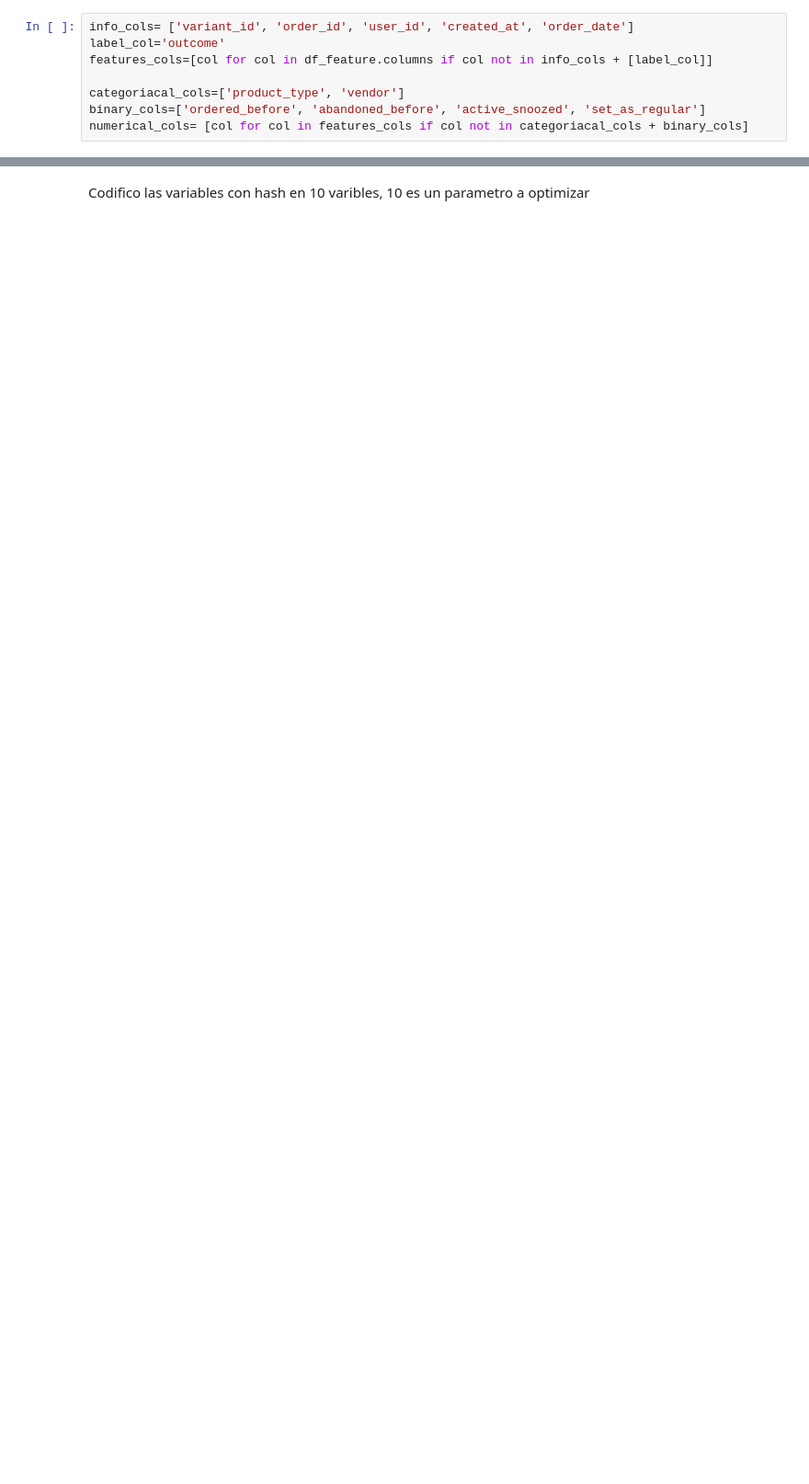
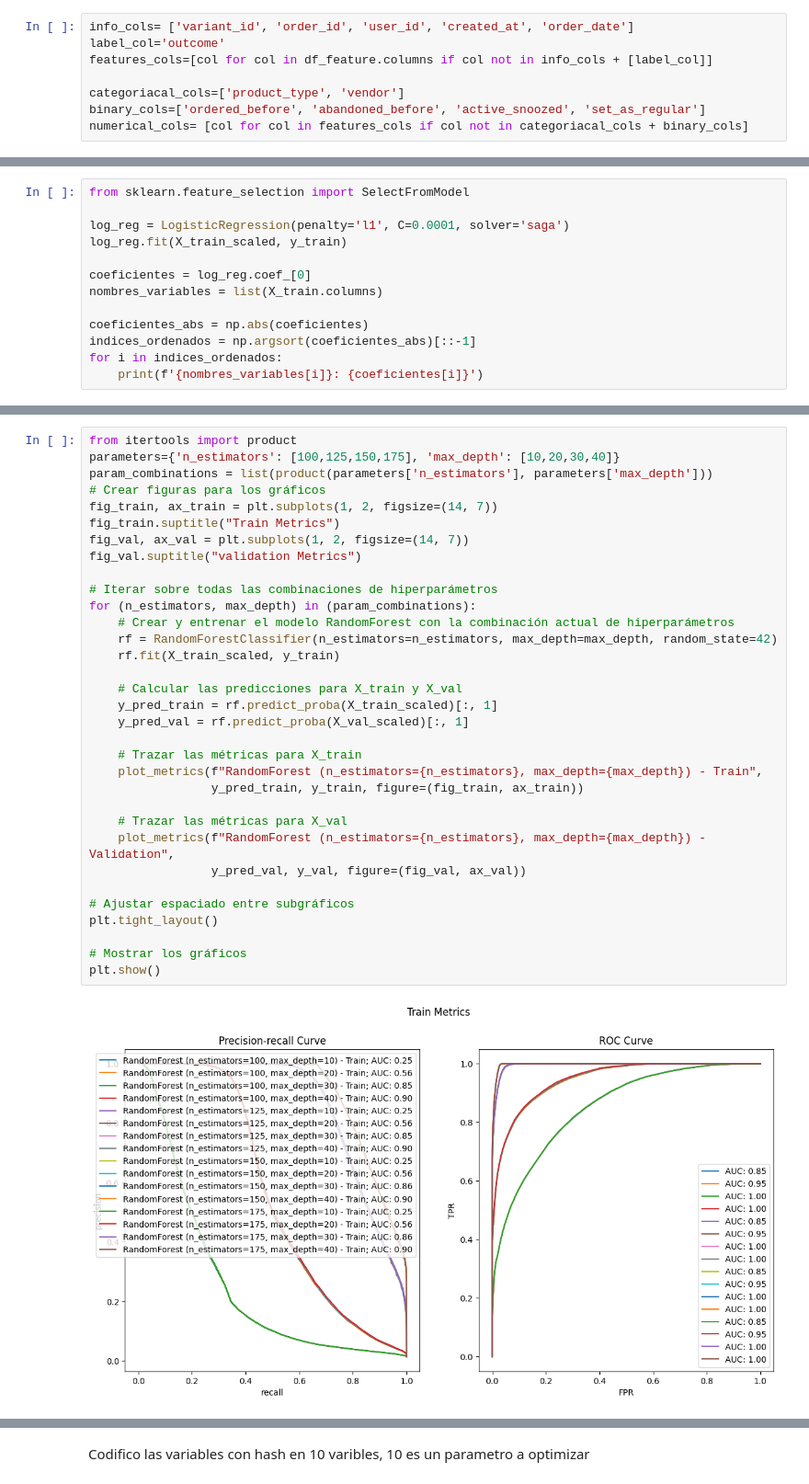
Before and after one commit to Zrive/zrive-ds, a Jupyter notebook: src/module_3/module3.ipynb, the cells around one changed output, grey strips where cells are left out. Shown at 92% size. Drawn from its saved outputs; the diff is of its cells as text; blank space fills up the shorter version.

```diff
--- a/src/module_3/module3.ipynb
+++ b/src/module_3/module3.ipynb
@@ -60,0 +199,13 @@ numerical_cols= [col for col in features_cols if col not in categoriacal_cols +
+# %%
+from sklearn.feature_selection import SelectFromModel
+
+log_reg = LogisticRegression(penalty='l1', C=0.0001, solver='saga')
+log_reg.fit(X_train_scaled, y_train)
+
+coeficientes = log_reg.coef_[0]
+nombres_variables = list(X_train.columns)
+
+coeficientes_abs = np.abs(coeficientes)
+indices_ordenados = np.argsort(coeficientes_abs)[::-1]
+for i in indices_ordenados:
+    print(f'{nombres_variables[i]}: {coeficientes[i]}')
@@ -60,0 +265,35 @@ numerical_cols= [col for col in features_cols if col not in categoriacal_cols +
+# %%
+from itertools import product
+parameters={'n_estimators': [100,125,150,175], 'max_depth': [10,20,30,40]}
+param_combinations = list(product(parameters['n_estimators'], parameters['max_depth']))
+# Crear figuras para los gráficos
+fig_train, ax_train = plt.subplots(1, 2, figsize=(14, 7))
+fig_train.suptitle("Train Metrics")
+fig_val, ax_val = plt.subplots(1, 2, figsize=(14, 7))
+fig_val.suptitle("validation Metrics")
+
+# Iterar sobre todas las combinaciones de hiperparámetros
+for (n_estimators, max_depth) in (param_combinations):
+    # Crear y entrenar el modelo RandomForest con la combinación actual de hiperparámetros
+    rf = RandomForestClassifier(n_estimators=n_estimators, max_depth=max_depth, random_state=42)
+    rf.fit(X_train_scaled, y_train)
+
+    # Calcular las predicciones para X_train y X_val
+    y_pred_train = rf.predict_proba(X_train_scaled)[:, 1]
+    y_pred_val = rf.predict_proba(X_val_scaled)[:, 1]
+
+    # Trazar las métricas para X_train
+    plot_metrics(f"RandomForest (n_estimators={n_estimators}, max_depth={max_depth}) - Train",
+                 y_pred_train, y_train, figure=(fig_train, ax_train))
+
+    # Trazar las métricas para X_val
+    plot_metrics(f"RandomForest (n_estimators={n_estimators}, max_depth={max_depth}) - Validation",
+                 y_pred_val, y_val, figure=(fig_val, ax_val))
+
+# Ajustar espaciado entre subgráficos
+plt.tight_layout()
+
+# Mostrar los gráficos
+plt.show()
+# %% [output]
+[figure, added]
```
Also changed, not shown: parts of 45 cells of this notebook, 2 other files.
